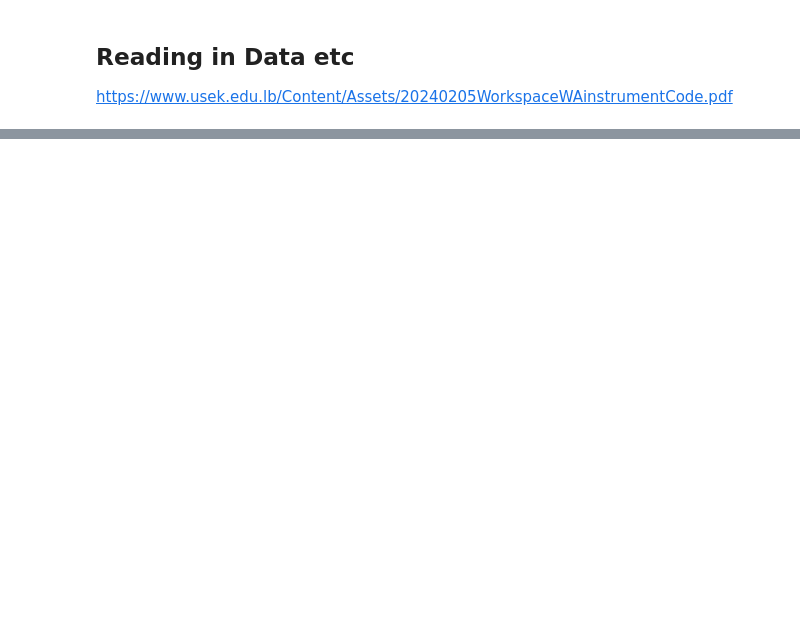
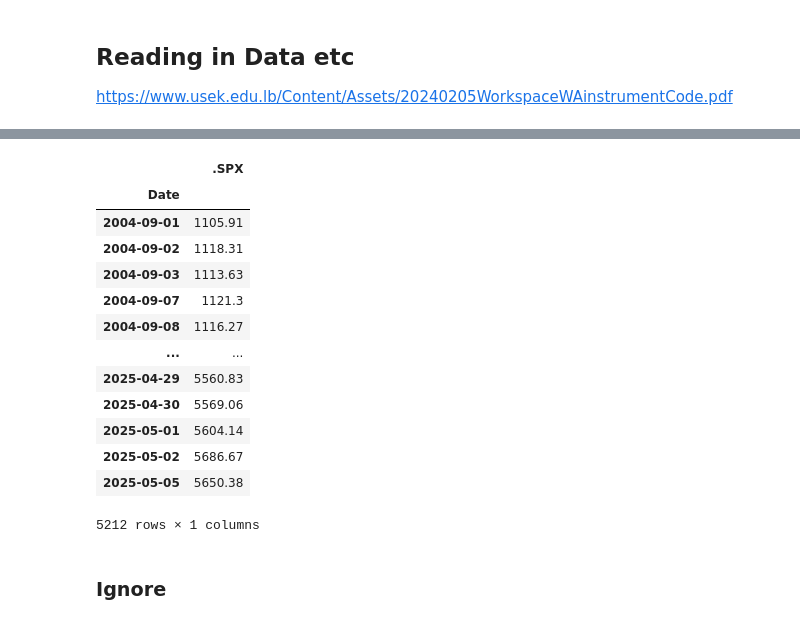
Before and after one commit to Pj-354/Python-Notebooks--Mine-, a Jupyter notebook: Dispersion/GARCH MIDAS/Eikon_data_fetcher.ipynb, the cells around one changed output, grey strips where cells are left out. Drawn from its saved outputs; the diff is of its cells as text; code cells hidden in the pictures; blank space fills up the shorter version.

```diff
--- a/Dispersion/GARCH MIDAS/Eikon_data_fetcher.ipynb
+++ b/Dispersion/GARCH MIDAS/Eikon_data_fetcher.ipynb
@@ -13,0 +98,18 @@ ek.set_app_key('9fbc5c01e4e34244bb166389f0515e16d536af6c')
+# %%
+SPX = SPX[~SPX.index.duplicated(keep='first')]
+SPX
+# %% [output]
+|  | .SPX |
+| Date |  |
+| 2004-09-01 | 1105.91 |
+| 2004-09-02 | 1118.31 |
+| 2004-09-03 | 1113.63 |
+| 2004-09-07 | 1121.3 |
+| 2004-09-08 | 1116.27 |
+| ... | ... |
+| 2025-04-29 | 5560.83 |
+| 2025-04-30 | 5569.06 |
+| 2025-05-01 | 5604.14 |
+| 2025-05-02 | 5686.67 |
+| 2025-05-05 | 5650.38 |
+5212 rows × 1 columns
@@ -14,3 +125,5 @@ ek.set_app_key('9fbc5c01e4e34244bb166389f0515e16d536af6c')
+# %% [markdown]
+### Ignore
 # %%
 NASDAQ_Names = ['MSFT.O','NVDA.O','AAPL.O','AMZN.O','GOOGL.O', 'META.O', 'TSLA.O', 'AVGO.O', 'BRKb.O', 'WMT.O', 'JPM.O', 'V.O', 'LLY.O', 'MA.O', 'NFLX.O', 'XOM.O', 'ORCL.O', 'COST.O', 'HD.O', 'PG.O', 'JNJ.O', 'BAC.O', 'ABBV.O', 'KO.O', 'UNH.O', 'CRM.O', 'TMUS.O', 'PM.O', 'WFC.O', 'CVX.O']
 NYSE_Names = ['BRKb.N', 'WMT.N', 'JPM.N', 'V.N', 'LLY.N', 'MA.N', 'XOM.N', 'ORCL.N', 'HD.N', 'PG.N', 'JNJ.N', 'BAC.N', 'ABBV.N', 'KO.N', 'UNH.N', 'CRM.N', 'PM.N', 'WFC.N', 'CVX.N']
```
Also changed, not shown: parts of 44 cells of this notebook.
